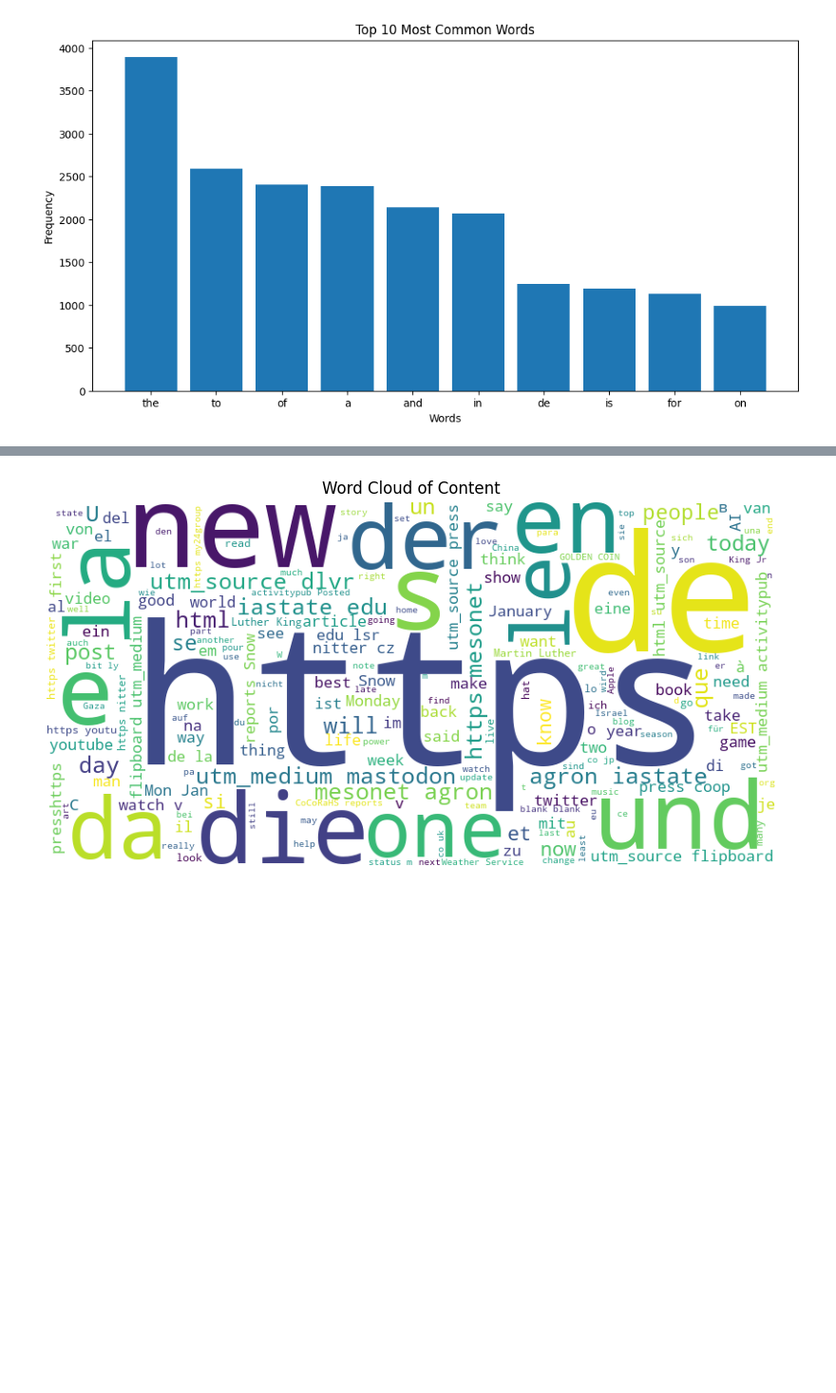
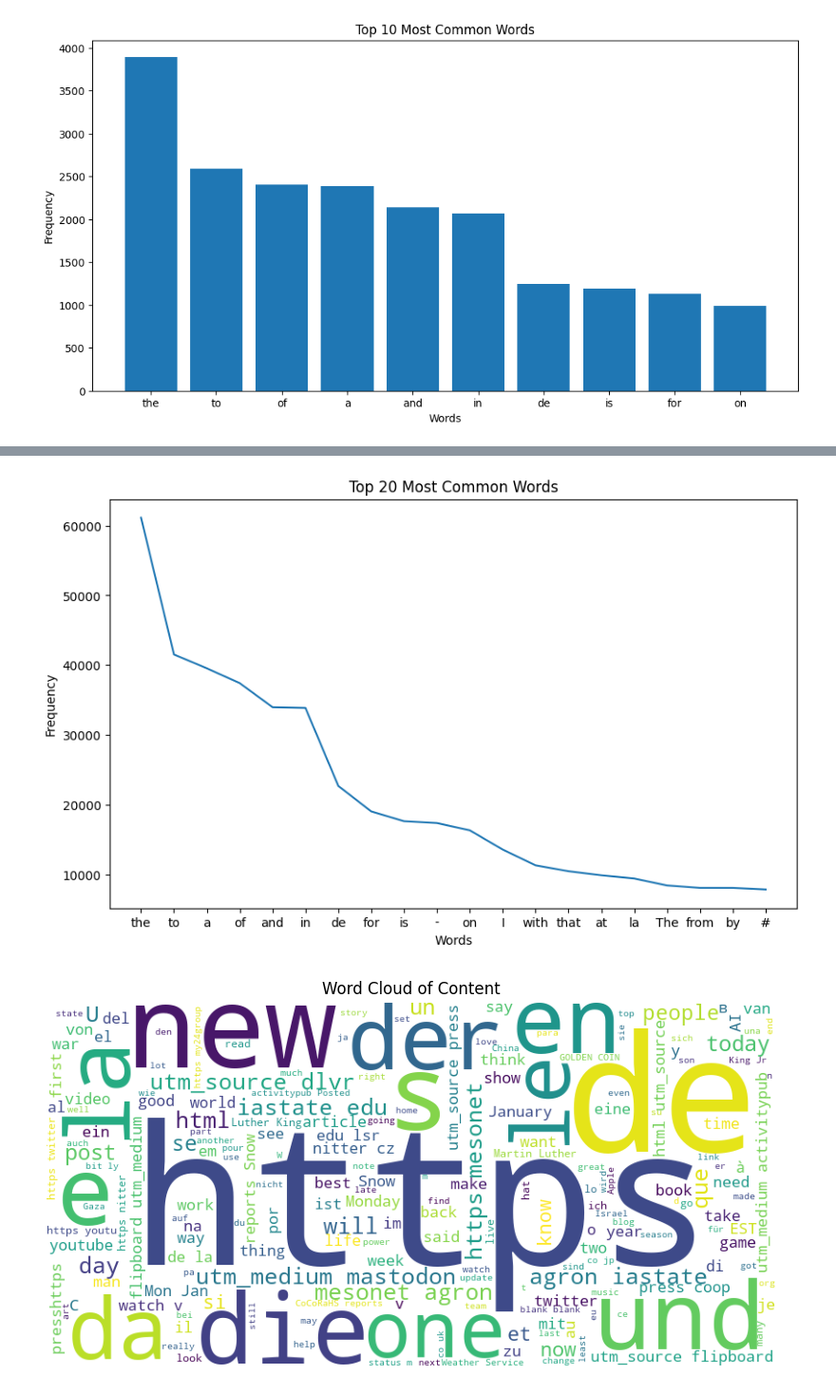
Before and after one commit to Allaa-boutaleb/Mastodon-Offensive-Speech-Detection, a Jupyter notebook: src/notebooks/app_viz.ipynb, the cells around one changed output, grey strips where cells are left out. Shown at 95% size. Saved outputs shown, nothing was run; the diff lists cells and outputs as text; code cells hidden in the pictures; blank space fills up the shorter version.

```diff
--- a/src/notebooks/app_viz.ipynb
+++ b/src/notebooks/app_viz.ipynb
@@ -242,3 +293,14 @@ plt.show()
+# %%
+
+# Plotting the histogram
+plt.figure(figsize=(10, 6))
+plt.plot(words_sort[:20], word_freqs_sort[:20])
+plt.title('Top 20 Most Common Words')
+plt.xlabel('Words')
+plt.ylabel('Frequency')
+plt.show()
+# %% [output]
+[figure, added]
 # %%
 # Creating a word cloud
 wordcloud = WordCloud(width = 800, height = 400, background_color ='white').generate(' '.join(all_words))
```
Also changed, not shown: parts of 9 cells of this notebook, 7 other files.
